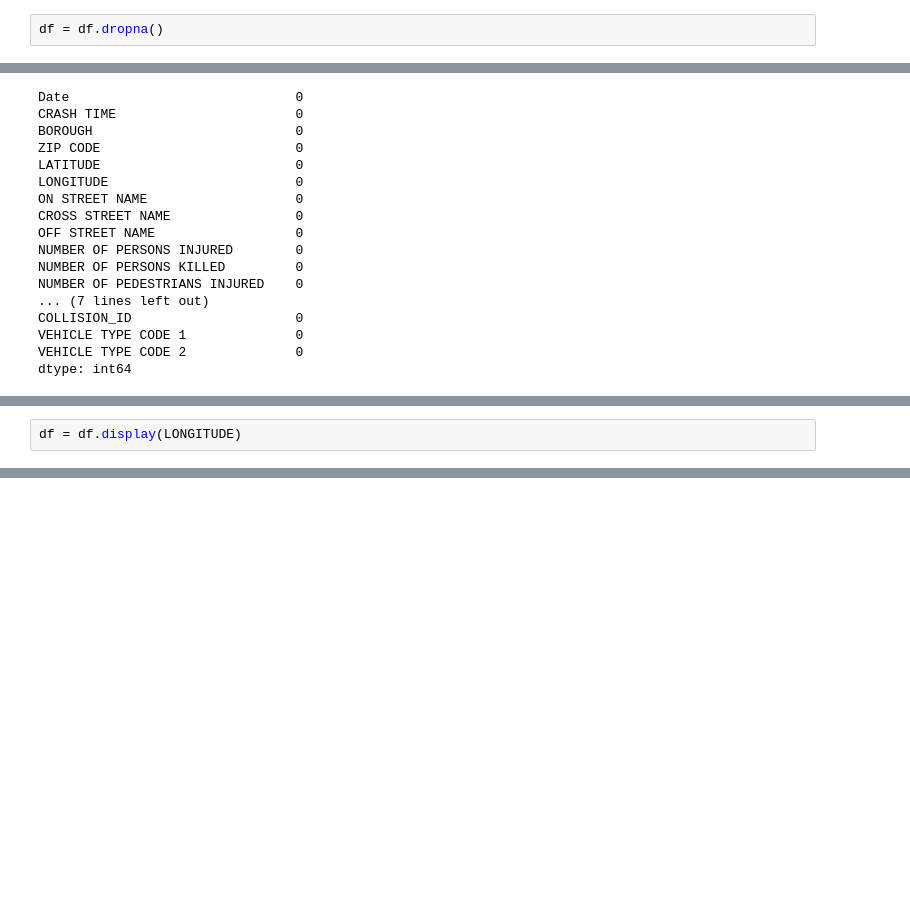
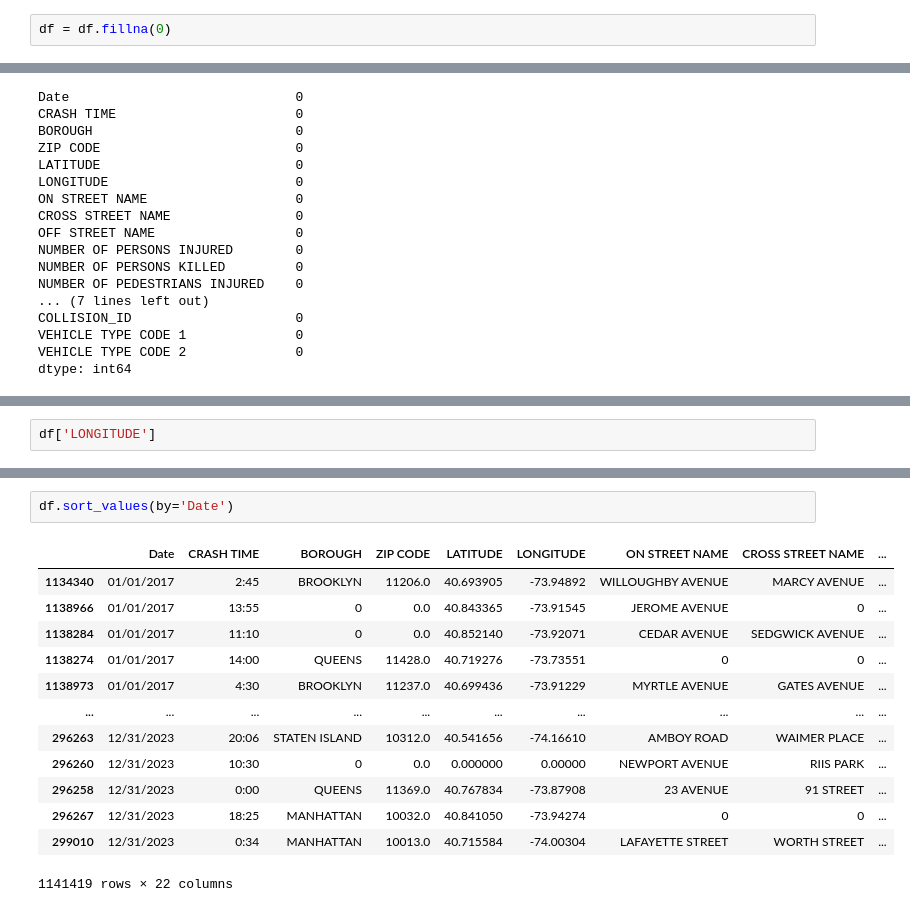
Before and after one commit to connormonsen/IA-340, a Jupyter notebook: lab2.ipynb, the cells around one changed output, grey strips where cells are left out. Cells and saved outputs as stored; diff of their text form; blank space fills up the shorter version.

```diff
--- a/lab2.ipynb
+++ b/lab2.ipynb
@@ -76,7 +76,7 @@ VEHICLE TYPE CODE 1               10245
 VEHICLE TYPE CODE 2              291704
 dtype: int64
 # %%
-df = df.dropna()
+df = df.fillna(0)
 # %%
 df.isnull().sum()
 # %% [output]
@@ -102,3 +102,3 @@ dtype: int64
 # %%
-df = df.display(LONGITUDE)
+df['LONGITUDE']
 # %% [output]
@@ -105,0 +117,16 @@ AttributeError: 'DataFrame' object has no attribute 'display'
+# %%
+df.sort_values(by='Date')
+# %% [output]
+|  | Date | CRASH TIME | BOROUGH | ZIP CODE | LATITUDE | LONGITUDE | ON STREET NAME | CROSS STREET NAME | ... |
+| 1134340 | 01/01/2017 | 2:45 | BROOKLYN | 11206.0 | 40.693905 | -73.94892 | WILLOUGHBY AVENUE | MARCY AVENUE | ... |
+| 1138966 | 01/01/2017 | 13:55 | 0 | 0.0 | 40.843365 | -73.91545 | JEROME AVENUE | 0 | ... |
+| 1138284 | 01/01/2017 | 11:10 | 0 | 0.0 | 40.852140 | -73.92071 | CEDAR AVENUE | SEDGWICK AVENUE | ... |
+| 1138274 | 01/01/2017 | 14:00 | QUEENS | 11428.0 | 40.719276 | -73.73551 | 0 | 0 | ... |
+| 1138973 | 01/01/2017 | 4:30 | BROOKLYN | 11237.0 | 40.699436 | -73.91229 | MYRTLE AVENUE | GATES AVENUE | ... |
+| ... | ... | ... | ... | ... | ... | ... | ... | ... | ... |
+| 296263 | 12/31/2023 | 20:06 | STATEN ISLAND | 10312.0 | 40.541656 | -74.16610 | AMBOY ROAD | WAIMER PLACE | ... |
+| 296260 | 12/31/2023 | 10:30 | 0 | 0.0 | 0.000000 | 0.00000 | NEWPORT AVENUE | RIIS PARK | ... |
+| 296258 | 12/31/2023 | 0:00 | QUEENS | 11369.0 | 40.767834 | -73.87908 | 23 AVENUE | 91 STREET | ... |
+| 296267 | 12/31/2023 | 18:25 | MANHATTAN | 10032.0 | 40.841050 | -73.94274 | 0 | 0 | ... |
+| 299010 | 12/31/2023 | 0:34 | MANHATTAN | 10013.0 | 40.715584 | -74.00304 | LAFAYETTE STREET | WORTH STREET | ... |
+1141419 rows × 22 columns
```
Also changed, not shown: parts of 4 cells of this notebook.
